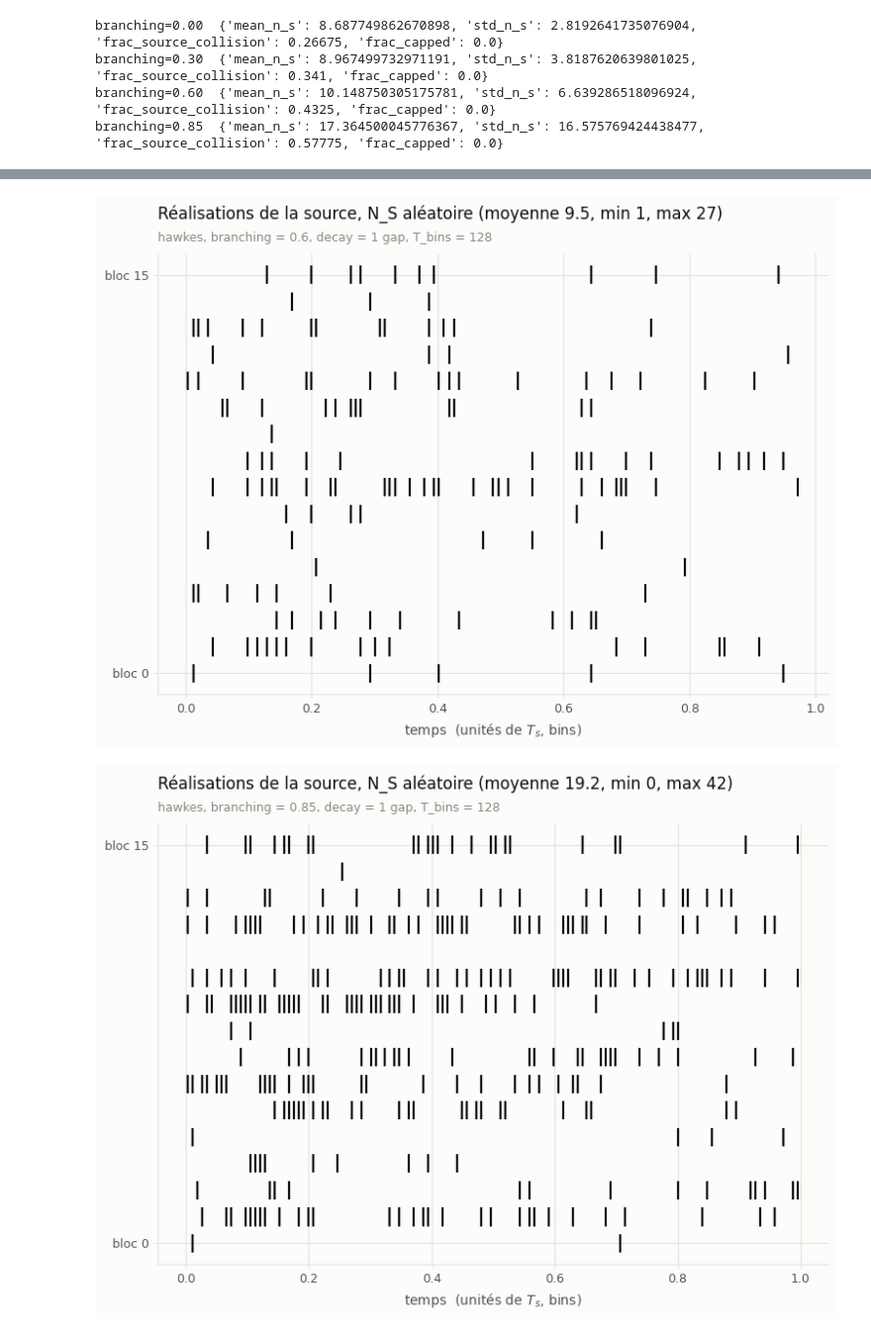
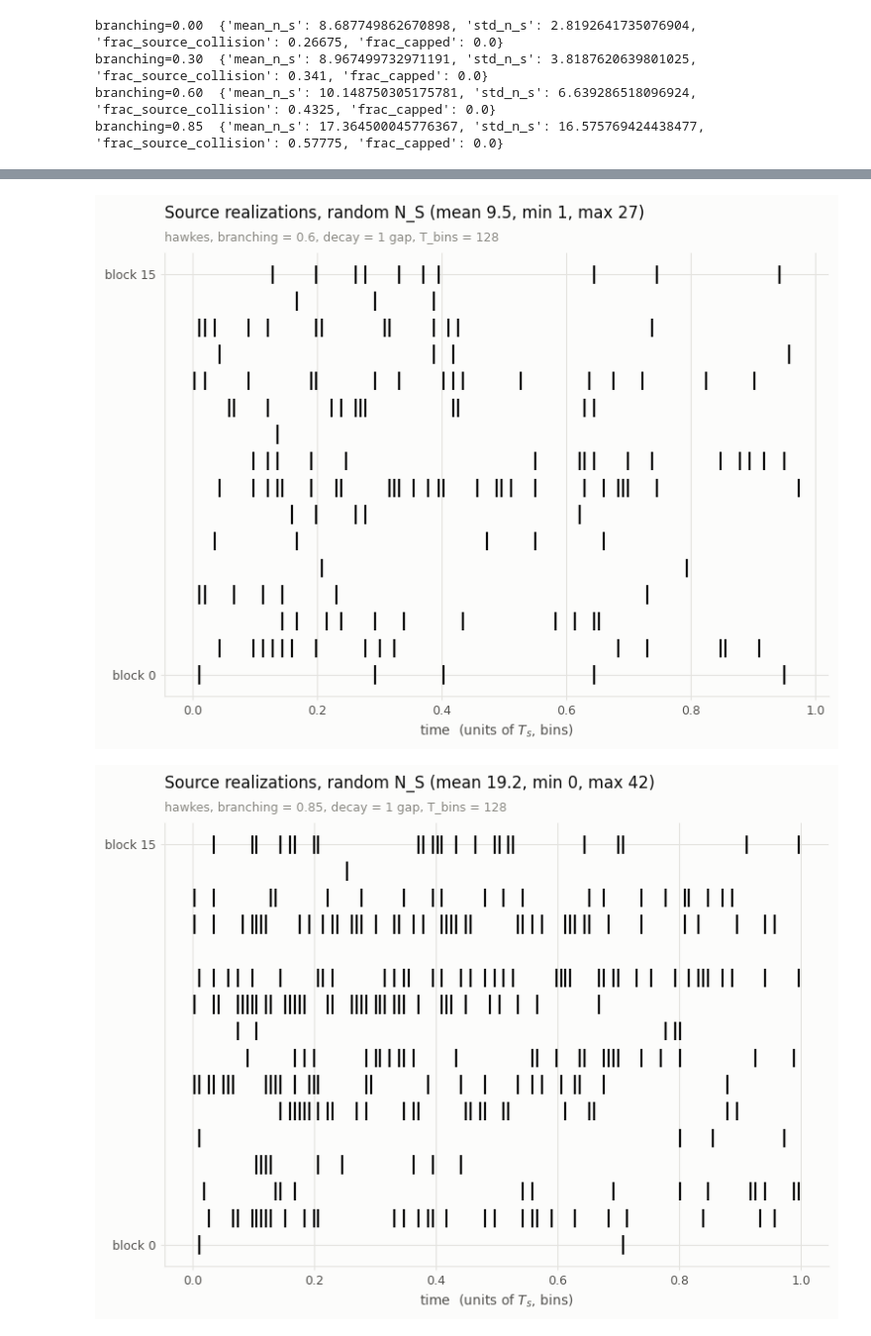
Before and after one commit to marcolegigabro/SNN-encoders, a Jupyter notebook: task1-compression-with-channel/hawkes_jscc.ipynb, the cells around one changed output, grey strips where cells are left out. Shown at 99% size. Drawn from its saved outputs; the diff is of its cells as text; code cells hidden in the pictures.

```diff
--- a/task1-compression-with-channel/hawkes_jscc.ipynb
+++ b/task1-compression-with-channel/hawkes_jscc.ipynb
@@ -176,13 +176,13 @@ tombe dans ce bin. `N_S = r_source.sum()` est une **conséquence** du tirage, ja
 # %%
 def _hawkes_window_record(mu, alpha, beta, n_burn, Ts, max_events, rng):
-    """Un bloc de Hawkes par amincissement de Ogata (1981), sur une fenêtre de
-    durée Ts FIXE -- N_S est une conséquence du tirage, pas un paramètre fixé
-    a priori. `n_burn` événements sont simulés et jetés avant d'enregistrer quoi
-    que ce soit, pour démarrer en régime stationnaire plutôt qu'avec
-    `excess = 0`. On s'arrête dès que le prochain temps candidat dépasse Ts :
-    comme ce temps ne fait que croître au fil de l'amincissement, aucun
-    événement accepté ne pourra plus retomber sous Ts ensuite. `max_events` est
-    un garde-fou technique (branching quasi-critique), pas une contrainte sur N.
+    """One Hawkes block via Ogata's (1981) thinning, over a FIXED window of
+    duration Ts -- N_S is a consequence of the draw, not a parameter fixed
+    a priori. `n_burn` events are simulated and discarded before anything is
+    recorded, to start in the stationary regime rather than with
+    `excess = 0`. We stop as soon as the next candidate time exceeds Ts:
+    since this time only grows as thinning proceeds, no
+    accepted event can fall back under Ts afterwards. `max_events` is
+    a technical safeguard (near-critical branching), not a constraint on N.
     """
     t, excess = 0.0, 0.0
     for _ in range(n_burn):
@@ -212,10 +212,10 @@ def _hawkes_window_record(mu, alpha, beta, n_burn, Ts, max_events, rng):
 def sample_source(cfg: Config, batch: int, rng: np.random.Generator):
     """-> (r_source (batch, T_bins), n_raw (batch,)).
 
-    r_source : raster binaire, 1 si un événement tombe dans ce bin. n_raw : le
-    nombre d'événements BRUTS simulés (avant rastérisation) -- sert uniquement
-    au diagnostic de collision (n_raw != r_source.sum(dim=1) quand deux
-    événements sont tombés dans le même bin).
+    r_source: binary raster, 1 if an event falls in that bin. n_raw: the
+    number of RAW events simulated (before rasterization) -- used only
+    for collision diagnostics (n_raw != r_source.sum(dim=1) when two
+    events fell in the same bin).
     """
     lam0 = 1.0 / cfg.mean_gap
     n = float(cfg.hawkes_branching)
@@ -235,9 +235,9 @@ def sample_source(cfg: Config, batch: int, rng: np.random.Generator):
 
 
 def raster_to_times(r: torch.Tensor, cfg: Config):
-    """(B,T_bins) raster -> liste de B arrays de temps (centres de bin),
-    croissants par construction (ordre des indices de bin). Sert uniquement
-    aux diagnostics/figures, pas au chemin d'entraînement."""
+    """(B,T_bins) raster -> list of B time arrays (bin centers),
+    increasing by construction (bin index order). Used only
+    for diagnostics/figures, not the training path."""
     centers = (torch.arange(cfg.T_bins, dtype=torch.float32) + 0.5) * cfg.bin_width
     return [centers[row.bool()].numpy() for row in r]
 
@@ -273,9 +273,9 @@ def fig_source_raster(cfg: Config, n_blocks: int = 16, seed: int = 3):
                  linelengths=0.7, linewidths=1.6, zorder=5)
     ax.set_ylim(-0.8, n_blocks - 0.2)
     ax.set_yticks([0, n_blocks - 1])
-    ax.set_yticklabels(["bloc 0", f"bloc {n_blocks - 1}"])
-    style(ax, "temps  (unités de $T_s$, bins)", "",
-          f"Réalisations de la source, N_S aléatoire (moyenne {np.mean(n_s):.1f}, "
+    ax.set_yticklabels(["block 0", f"block {n_blocks - 1}"])
+    style(ax, "time  (units of $T_s$, bins)", "",
+          f"Source realizations, random N_S (mean {np.mean(n_s):.1f}, "
           f"min {min(n_s)}, max {max(n_s)})",
           f"hawkes, branching = {cfg.hawkes_branching:g}, decay = {cfg.hawkes_decay:g} gap, "
           f"T_bins = {cfg.T_bins}")
@@ -292,3 +292,3 @@ for b in (0.0, 0.6, 0.85):
-[figure, old version]
+[figure, new version]
-[figure, old version]
+[figure, new version]
 # %% [markdown]
```
Also changed, not shown: parts of 40 cells of this notebook, 1 other file.
